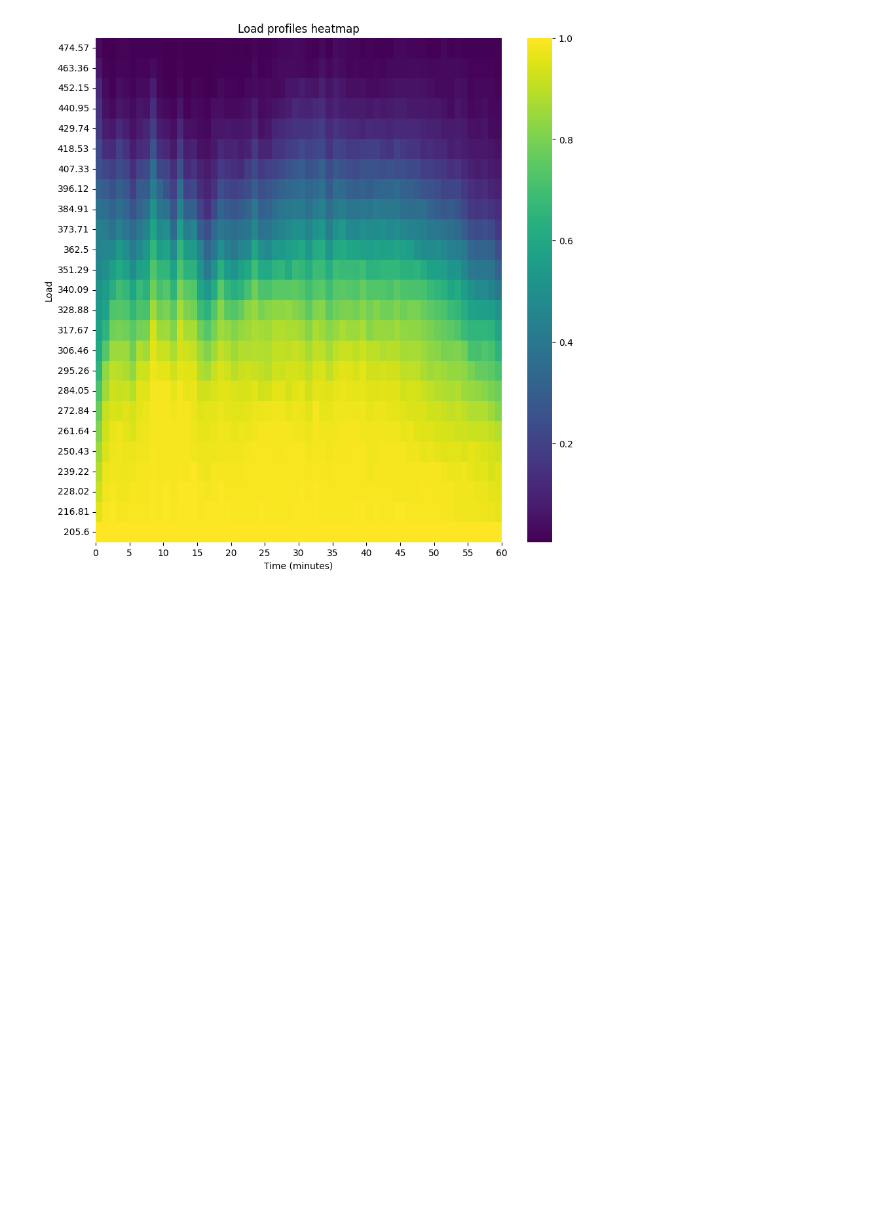
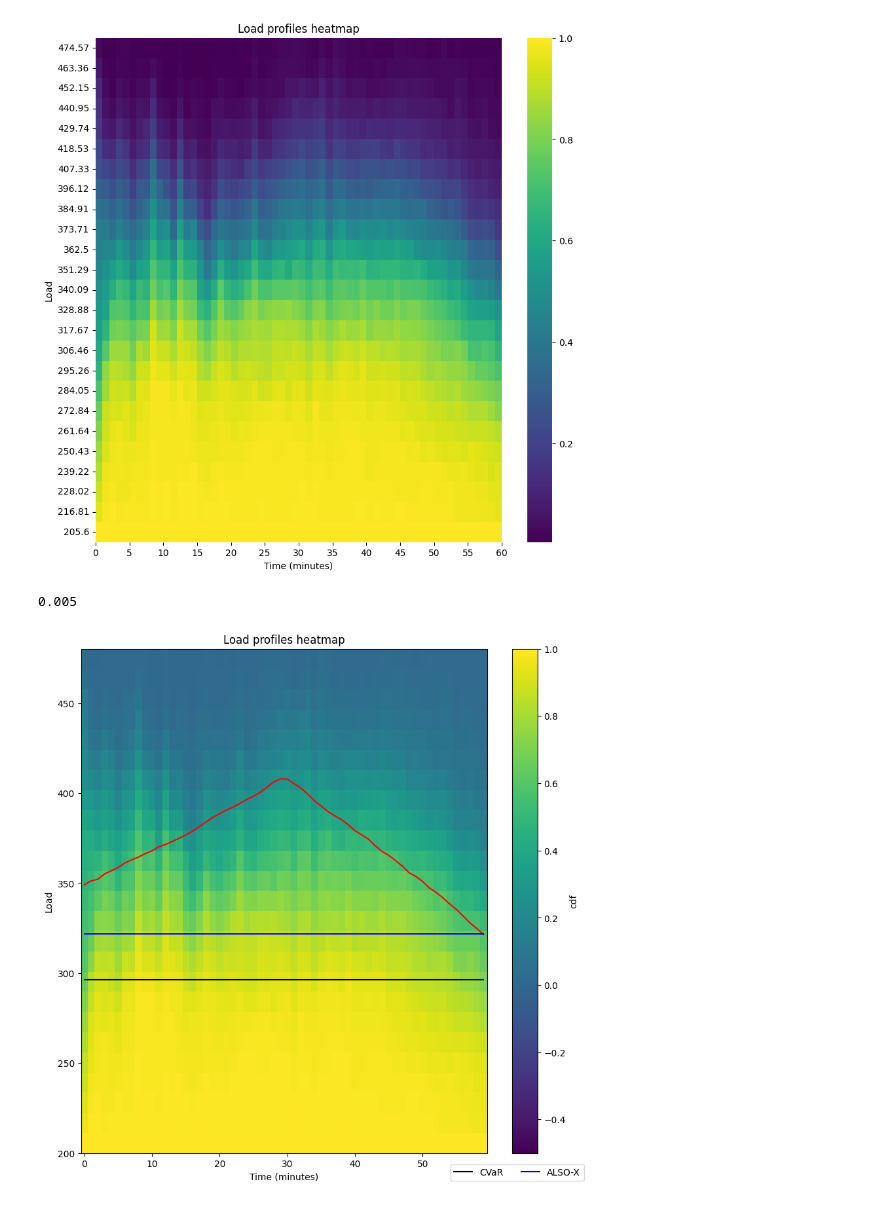
Before and after one commit to Max-f123/Renewables_in_Electricity_Markets, a Jupyter notebook: Assignment2/Task2/load_profile_generator.ipynb, the cells around one changed output. Cells and saved outputs as stored; diff of their text form; code cells hidden in the pictures; blank space fills up the shorter version.

```diff
--- a/Assignment2/Task2/load_profile_generator.ipynb
+++ b/Assignment2/Task2/load_profile_generator.ipynb
@@ -146,3 +146,35 @@ plt.title('Load profiles heatmap')
 plt.show()
 # %% [output]
 [figure]
+# %%
+hist_df.describe().loc['min'].min()
+# %% [output]
+0.005
+# %%
+# make data with uneven sampling in x
+x = range(0, 60, 1)
+X, Y = np.meshgrid(x, borders)
+Z = hist_df.values
+# plot
+fig, ax = plt.subplots(figsize=(10, 10))
+
+c = ax.pcolormesh(X, Y, Z, vmin=-0.5, vmax=1.0)
+plt.xlabel('Time (minutes)')
+plt.ylabel('Load')
+plt.title('Load profiles heatmap')
+Also_X = 321.7965945853627
+C_Var = 296.4980071934071
+#make vector of 291 value vector
+cvar_value = np.linspace(C_Var, C_Var, 60)
+alsox_value = np.linspace(Also_X, Also_X, 60)
+
+plt.plot(x, mean_load, color='red')
+plt.plot(x, cvar_value , color='black', label='CVaR')
+plt.plot(x, alsox_value , color='blue', label='ALSO-X')
+fig.legend(bbox_to_anchor=(0.9, 0.1), ncols=3)
+
+fig.colorbar(c, ax=ax, label='cdf')
+
+plt.show()
+# %% [output]
+[figure, added]
```
